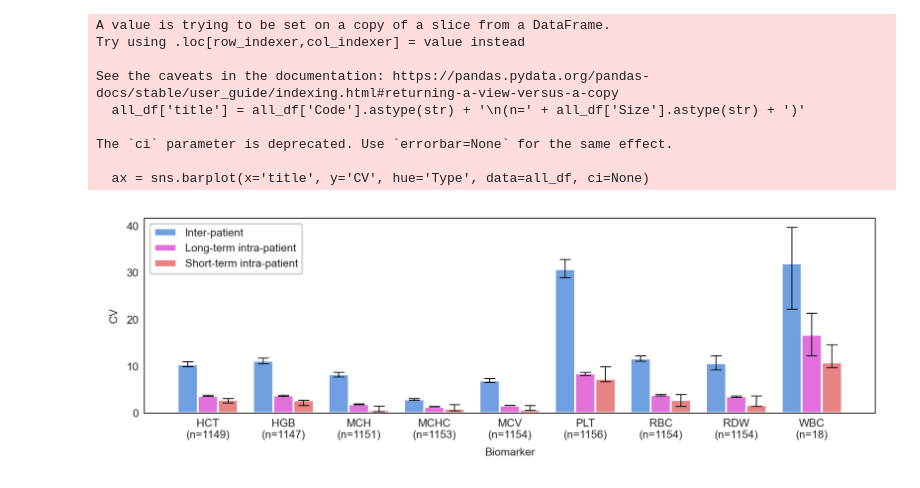
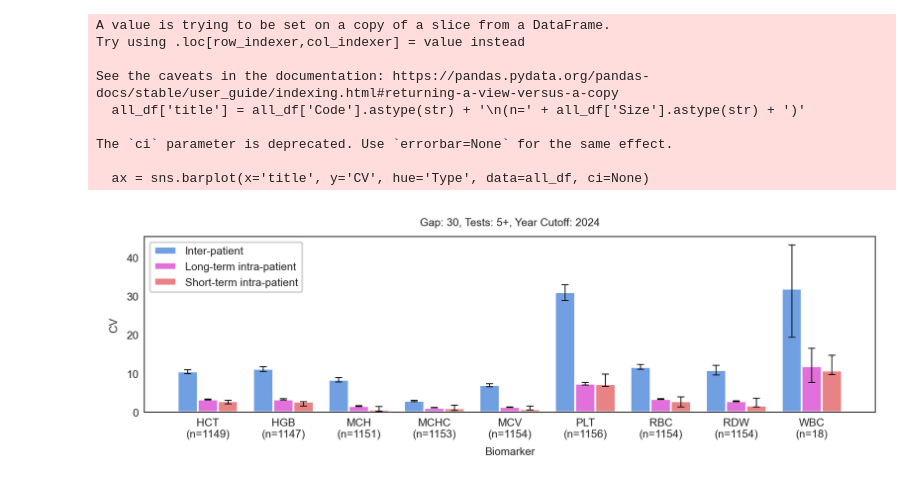
Before and after one commit to aashnapshah/setpoint, a Jupyter notebook: notebooks/cv.ipynb, the cells around one changed output. Drawn from its saved outputs; the diff is of its cells as text; code cells hidden in the pictures.

```diff
--- a/notebooks/cv.ipynb
+++ b/notebooks/cv.ipynb
@@ -39,7 +119,8 @@ RACE_MAP = {
 # %%
-cbc_subject_stats = pd.read_csv('../results/summary_statistics/cbc_subject_statistics.csv')
-setpoint_df = pd.read_csv('../results/setpoint_calculations/setpoints_gap:30_tests:5.csv')
-demographics_df = pd.read_csv('../data/processed/demographics.csv')
+gap = 30
+tests = 5
+year = 2024
+setpoint_df = pd.read_csv(f'../results/setpoint_calculations/setpoints_gap:{gap}_tests:{tests}_year:{year}.csv')
 
 merged = pd.merge(setpoint_df, cbc_subject_stats, on=['subject_id', 'code'], how='left')
 setpoint_df = pd.merge(merged, demographics_df, on='subject_id', how='left')
@@ -51,7 +132,29 @@ print('Average Number of Tests per Patient: ', setpoint_df['num_tests_taken'].me
 
 eflm_variation = pd.read_csv('../data/eflm_cbc_variation.csv', sep='\t')
 
-display(setpoint_df.head())
+# Create results for all groups
+all_results = []
+all_results.extend(calculate_cvs_for_group(setpoint_df, 'All'))
+
+# Gender results
+setpoint_df['Gender'] = setpoint_df['Gender'].apply(lambda x: 'Female' if x == 'F' else 'Male')
+for gender in ['Female', 'Male']:
+    gender_df = setpoint_df[setpoint_df['Gender'] == gender]
+    all_results.extend(calculate_cvs_for_group(gender_df, f'{gender}'))
+
+# Ethnicity results
+for ethnicity in setpoint_df['Ethnicity'].unique():
+    ethnicity_df = setpoint_df[setpoint_df['Ethnicity'] == ethnicity]
+    all_results.extend(calculate_cvs_for_group(ethnicity_df, f'{ethnicity}'))
+
+# Race results
+setpoint_df['Race'] = setpoint_df['Race'].apply(lambda x: 'White' if x == 5 else 'Non-White')
+for race in setpoint_df['Race'].unique():
+    race_df = setpoint_df[setpoint_df['Race'] == race]
+    all_results.extend(calculate_cvs_for_group(race_df, f'{race}'))
+
+# Create DataFrame
+results_df = pd.DataFrame(all_results, columns=['Code', 'Group', 'Type', 'CV', 'CI_Low', 'CI_High', 'Size'])
 # %% [output]
 Maximum Time Period:  24.23835616438356 years
 Minimum Time Period:  0.8794520547945206 years
@@ -184,35 +168,36 @@ plt.figure(figsize=(6, 2))
 ax = sns.barplot(x='title', y='CV', hue='Type', data=all_df, ci=None)
 
 # Calculate positions for error bars
 n_types = len(all_df['Type'].unique())
 width = 0.8  # default bar width in seaborn
 offsets = np.linspace(-(width/2)*(1-1/n_types), (width/2)*(1-1/n_types), n_types)
 
 # Add error bars for each type
 for i, type_name in enumerate(all_df['Type'].unique()):
     type_data = all_df[all_df['Type'] == type_name]
     x_positions = [x + offsets[i] for x in range(len(type_data))]
     yerr = [type_data['CV'] - type_data['CI_Low'],
             type_data['CI_High'] - type_data['CV']]
     plt.errorbar(x=x_positions, y=type_data['CV'], yerr=yerr, fmt='none', c='black',
-                 linewidth=0.5, capsize=3, capthick=0.5)
+                 linewidth=0.5, capsize=2, capthick=0.5)
 
+plt.title(f'Gap: {gap}, Tests: {tests}+, Year Cutoff: {year}')
 plt.xticks()
 plt.xlabel('Biomarker')
 plt.legend(title='')
 plt.tight_layout()
 plt.show()
 # %% [output]
 A value is trying to be set on a copy of a slice from a DataFrame.
 Try using .loc[row_indexer,col_indexer] = value instead
 
 See the caveats in the documentation: https://pandas.pydata.org/pandas-docs/stable/user_guide/indexing.html#returning-a-view-versus-a-copy
   all_df['title'] = all_df['Code'].astype(str) + '\n(n=' + all_df['Size'].astype(str) + ')'
 
 The `ci` parameter is deprecated. Use `errorbar=None` for the same effect.
 
   ax = sns.barplot(x='title', y='CV', hue='Type', data=all_df, ci=None)
-[figure, old version]
+[figure, new version]
 # %%
 # Filter for just the ratio data
 ratio_df = results_df[results_df['Type']=='Ratio']
```
Also changed, not shown: parts of 9 cells of this notebook, 9 other files.
